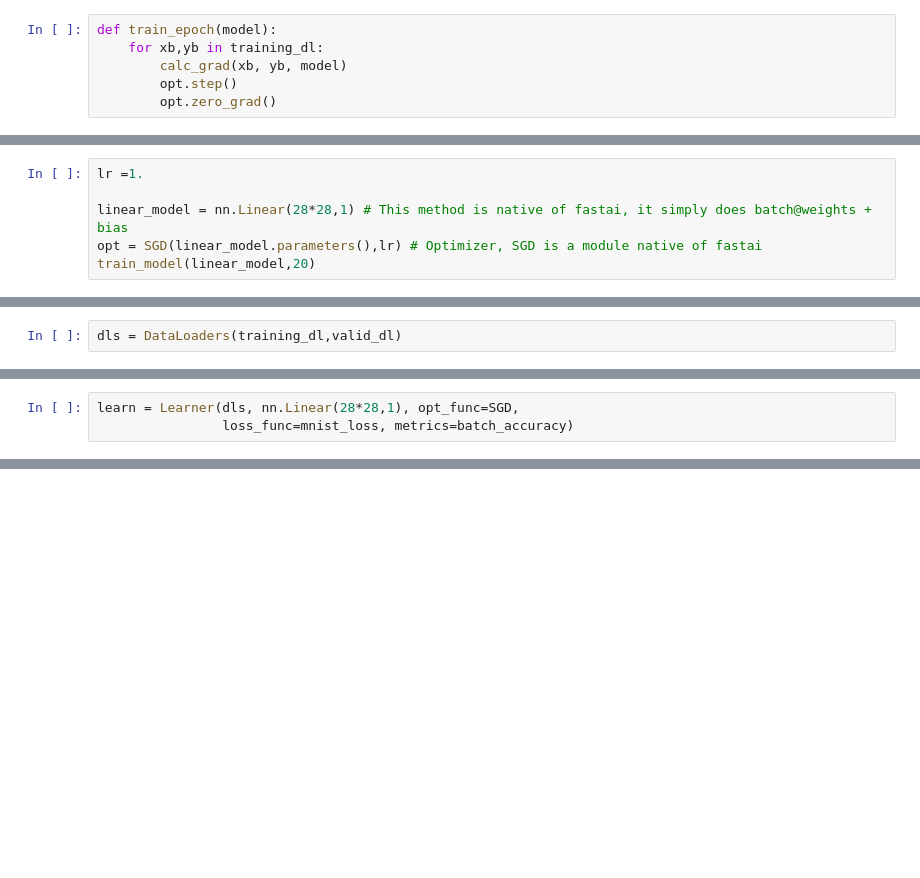
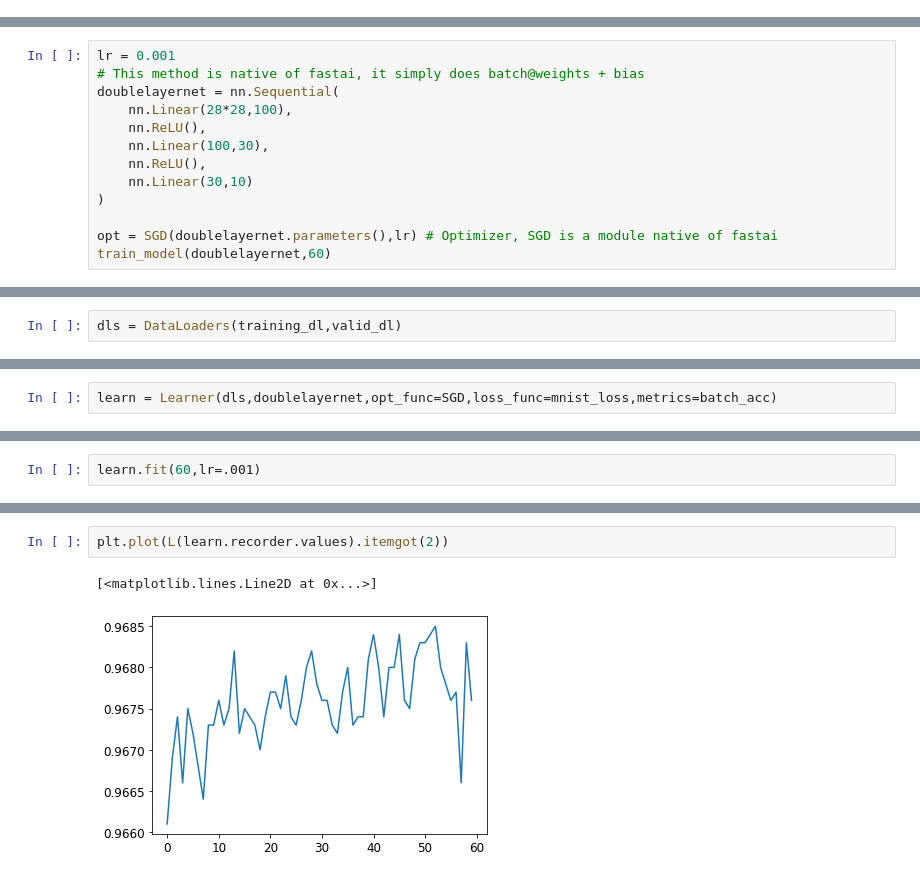
Before and after one commit to brenodacosta/DeepLearning, a Jupyter notebook: 04_mnistbasics/04_mnistbasics.ipynb, the cells around one changed output, grey strips where cells are left out. Cells and saved outputs as stored; diff of their text form; blank space fills up the shorter version.

```diff
--- a/04_mnistbasics/04_mnistbasics.ipynb
+++ b/04_mnistbasics/04_mnistbasics.ipynb
@@ -63,6 +44,0 @@ weights.grad.mean(),bias.grad
-# %%
-def train_epoch(model):
-    for xb,yb in training_dl:
-        calc_grad(xb, yb, model)
-        opt.step()
-        opt.zero_grad()
@@ -74,6 +80,13 @@ def train_model(model, epochs):
 # %%
-lr =1.
+lr = 0.001
+# This method is native of fastai, it simply does batch@weights + bias
+doublelayernet = nn.Sequential(
+    nn.Linear(28*28,100),
+    nn.ReLU(),
+    nn.Linear(100,30),
+    nn.ReLU(),
+    nn.Linear(30,10)
+)
 
-linear_model = nn.Linear(28*28,1) # This method is native of fastai, it simply does batch@weights + bias
-opt = SGD(linear_model.parameters(),lr) # Optimizer, SGD is a module native of fastai
-train_model(linear_model,20)
+opt = SGD(doublelayernet.parameters(),lr) # Optimizer, SGD is a module native of fastai
+train_model(doublelayernet,60)
@@ -85,3 +113,2 @@ dls = DataLoaders(training_dl,valid_dl)
 # %%
-learn = Learner(dls, nn.Linear(28*28,1), opt_func=SGD,
-                loss_func=mnist_loss, metrics=batch_accuracy)
+learn = Learner(dls,doublelayernet,opt_func=SGD,loss_func=mnist_loss,metrics=batch_acc)
@@ -140,0 +115,2 @@ tensor([[False],
+# %%
+learn.fit(60,lr=.001)
@@ -140,0 +135,5 @@ tensor([[False],
+# %%
+plt.plot(L(learn.recorder.values).itemgot(2))
+# %% [output]
+[<matplotlib.lines.Line2D at 0x...>]
+[figure, added]
```
Also changed, not shown: parts of 26 cells of this notebook, 15 other files.
